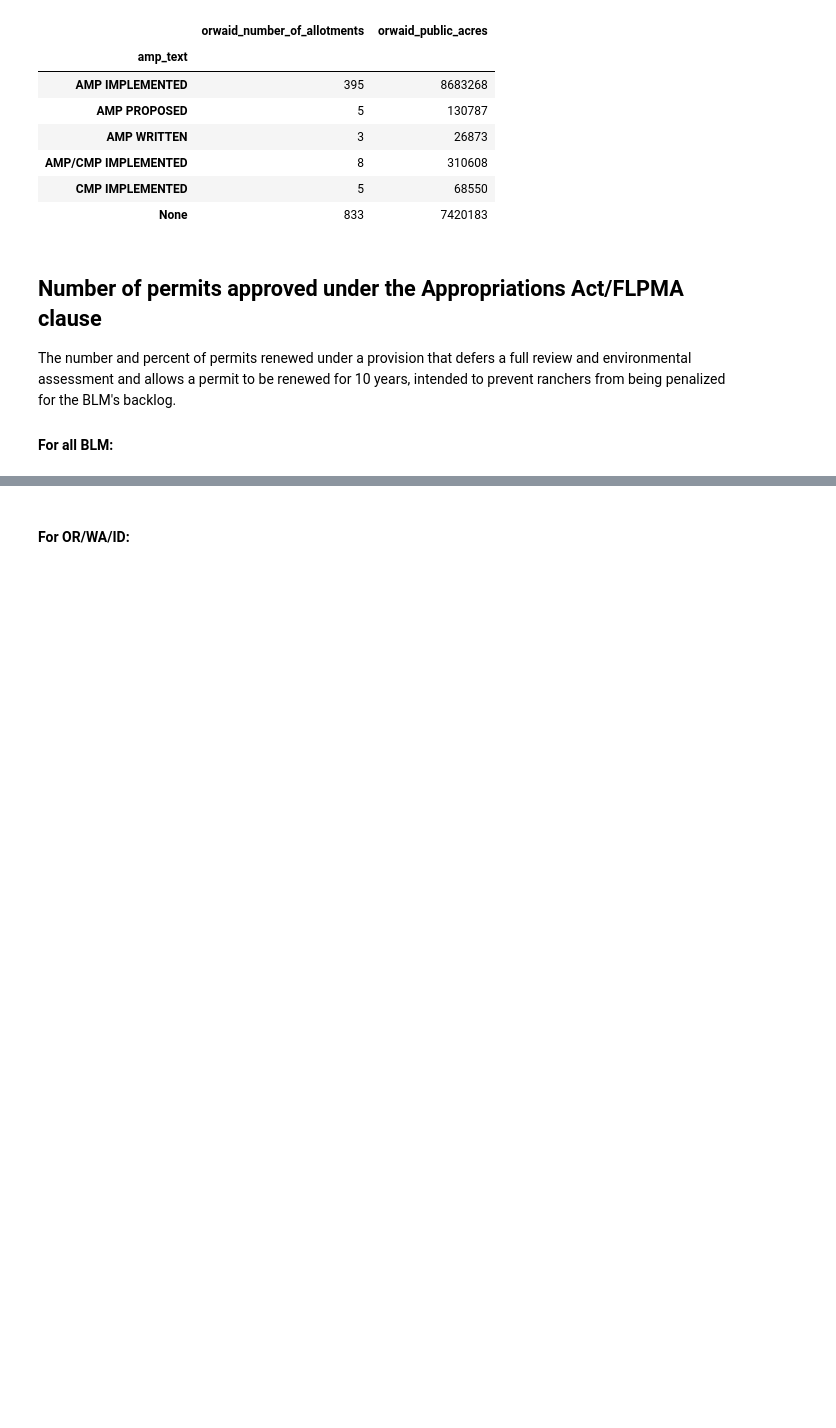
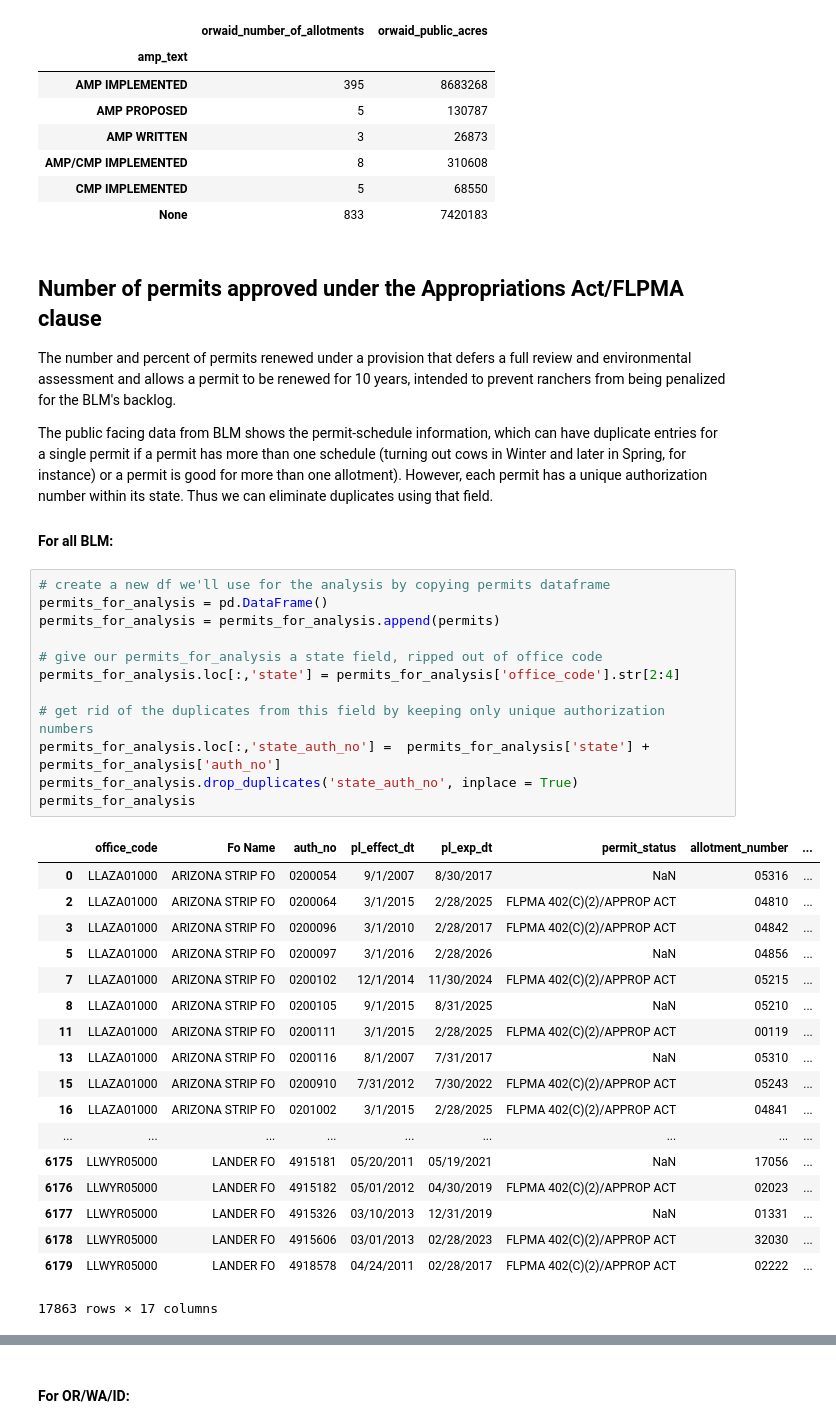
Before and after one commit to Oregon-Public-Broadcasting/rangeland, a Jupyter notebook: processing.ipynb, the cells around one changed output, grey strips where cells are left out. Cells and saved outputs as stored; diff of their text form; blank space fills up the shorter version.

```diff
--- a/processing.ipynb
+++ b/processing.ipynb
@@ -521,5 +521,38 @@ Allotments in "IMPROVE CATEOGRY" Grouped by AMP status. "None" means blank entry
 ## Number of permits approved under the Appropriations Act/FLPMA clause
 The number and percent of permits renewed under a provision that defers a full review and environmental assessment and allows a permit to be renewed for 10 years, intended to prevent ranchers from being penalized for the BLM's backlog.
 
+The public facing data from BLM shows the permit-schedule information, which can have duplicate entries for a single permit if a permit has more than one schedule (turning out cows in Winter and later in Spring, for instance) or a permit is good for more than one allotment). However, each permit has a unique authorization number within its state. Thus we can eliminate duplicates using that field.
+
 #### For all BLM:
+# %%
+# create a new df we'll use for the analysis by copying permits dataframe
+permits_for_analysis = pd.DataFrame()
+permits_for_analysis = permits_for_analysis.append(permits)
+
+# give our permits_for_analysis a state field, ripped out of office code
+permits_for_analysis.loc[:,'state'] = permits_for_analysis['office_code'].str[2:4]
+
+# get rid of the duplicates from this field by keeping only unique authorization numbers
+permits_for_analysis.loc[:,'state_auth_no'] =  permits_for_analysis['state'] + permits_for_analysis['auth_no']
+permits_for_analysis.drop_duplicates('state_auth_no', inplace = True)
+permits_for_analysis
+# %% [output]
+|  | office_code | Fo Name | auth_no | pl_effect_dt | pl_exp_dt | permit_status | allotment_number | ... |
+| 0 | LLAZA01000 | ARIZONA STRIP FO | 0200054 | 9/1/2007 | 8/30/2017 | NaN | 05316 | ... |
+| 2 | LLAZA01000 | ARIZONA STRIP FO | 0200064 | 3/1/2015 | 2/28/2025 | FLPMA 402(C)(2)/APPROP ACT | 04810 | ... |
+| 3 | LLAZA01000 | ARIZONA STRIP FO | 0200096 | 3/1/2010 | 2/28/2017 | FLPMA 402(C)(2)/APPROP ACT | 04842 | ... |
+| 5 | LLAZA01000 | ARIZONA STRIP FO | 0200097 | 3/1/2016 | 2/28/2026 | NaN | 04856 | ... |
+| 7 | LLAZA01000 | ARIZONA STRIP FO | 0200102 | 12/1/2014 | 11/30/2024 | FLPMA 402(C)(2)/APPROP ACT | 05215 | ... |
+| 8 | LLAZA01000 | ARIZONA STRIP FO | 0200105 | 9/1/2015 | 8/31/2025 | NaN | 05210 | ... |
+| 11 | LLAZA01000 | ARIZONA STRIP FO | 0200111 | 3/1/2015 | 2/28/2025 | FLPMA 402(C)(2)/APPROP ACT | 00119 | ... |
+| 13 | LLAZA01000 | ARIZONA STRIP FO | 0200116 | 8/1/2007 | 7/31/2017 | NaN | 05310 | ... |
+| 15 | LLAZA01000 | ARIZONA STRIP FO | 0200910 | 7/31/2012 | 7/30/2022 | FLPMA 402(C)(2)/APPROP ACT | 05243 | ... |
+| 16 | LLAZA01000 | ARIZONA STRIP FO | 0201002 | 3/1/2015 | 2/28/2025 | FLPMA 402(C)(2)/APPROP ACT | 04841 | ... |
+| ... | ... | ... | ... | ... | ... | ... | ... | ... |
+| 6175 | LLWYR05000 | LANDER FO | 4915181 | 05/20/2011 | 05/19/2021 | NaN | 17056 | ... |
+| 6176 | LLWYR05000 | LANDER FO | 4915182 | 05/01/2012 | 04/30/2019 | FLPMA 402(C)(2)/APPROP ACT | 02023 | ... |
+| 6177 | LLWYR05000 | LANDER FO | 4915326 | 03/10/2013 | 12/31/2019 | NaN | 01331 | ... |
+| 6178 | LLWYR05000 | LANDER FO | 4915606 | 03/01/2013 | 02/28/2023 | FLPMA 402(C)(2)/APPROP ACT | 32030 | ... |
+| 6179 | LLWYR05000 | LANDER FO | 4918578 | 04/24/2011 | 02/28/2017 | FLPMA 402(C)(2)/APPROP ACT | 02222 | ... |
+17863 rows × 17 columns
 # %%
```
Also changed, not shown: parts of 9 cells of this notebook, 13 other files.
